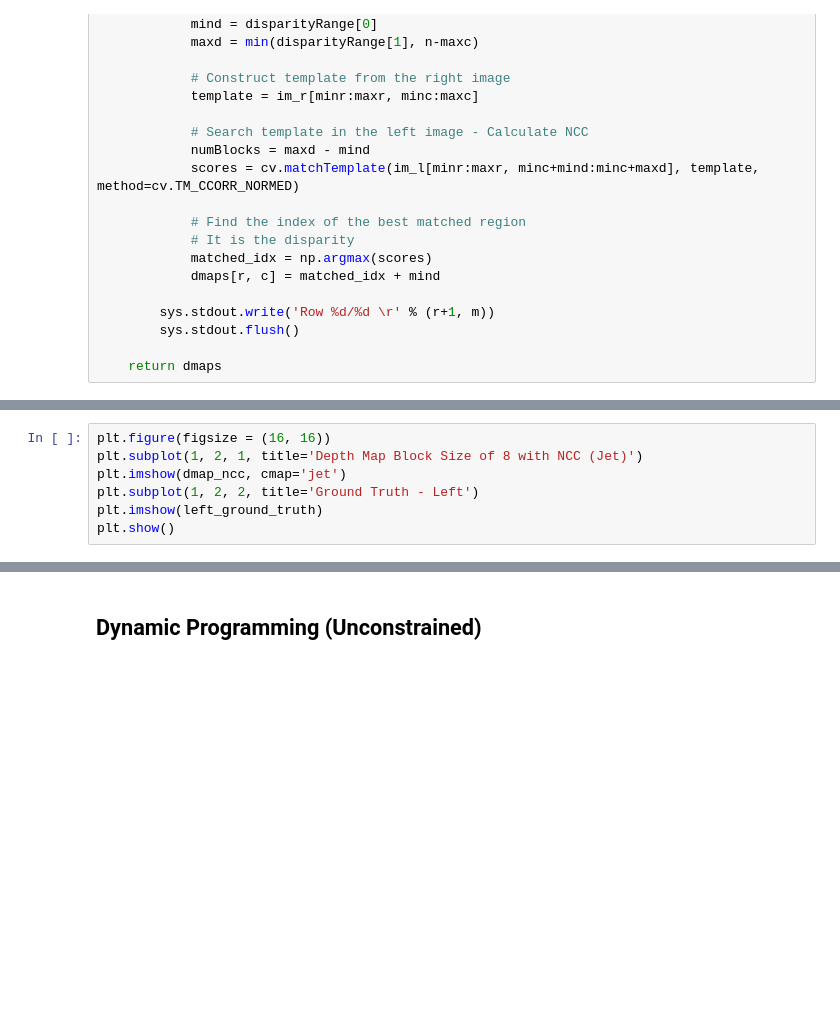
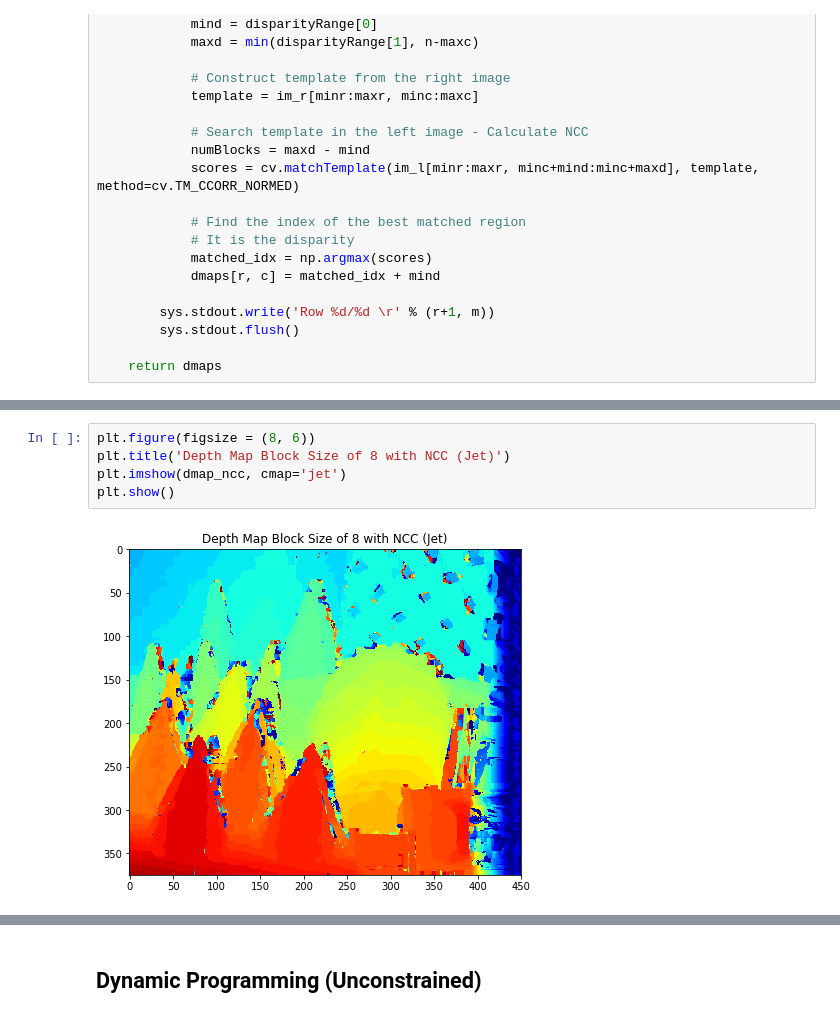
Before and after one commit to zim96/artificial-bokeh-stereo-vision, a Jupyter notebook: artificialBokeh_zim.ipynb, the cells around one changed output, grey strips where cells are left out. Cells and saved outputs as stored; diff of their text form; blank space fills up the shorter version.

```diff
--- a/artificialBokeh_zim.ipynb
+++ b/artificialBokeh_zim.ipynb
@@ -172,10 +207,10 @@ dmap_ncc = stereoBM_ncc(left_img_gray, right_img_gray, 4, [0, 64])
 # %%
-plt.figure(figsize = (16, 16))
-plt.subplot(1, 2, 1, title='Depth Map Block Size of 8 with NCC (Jet)')
+plt.figure(figsize = (8, 6))
+plt.title('Depth Map Block Size of 8 with NCC (Jet)')
 plt.imshow(dmap_ncc, cmap='jet')
-plt.subplot(1, 2, 2, title='Ground Truth - Left')
-plt.imshow(left_ground_truth)
 plt.show()
+# %% [output]
+[figure, added]
 # %%
 def masking(x, y):
     dmap_ncc_mask = createMask(dmap_ncc, (x, y))
```
Also changed, not shown: parts of 20 cells of this notebook.
